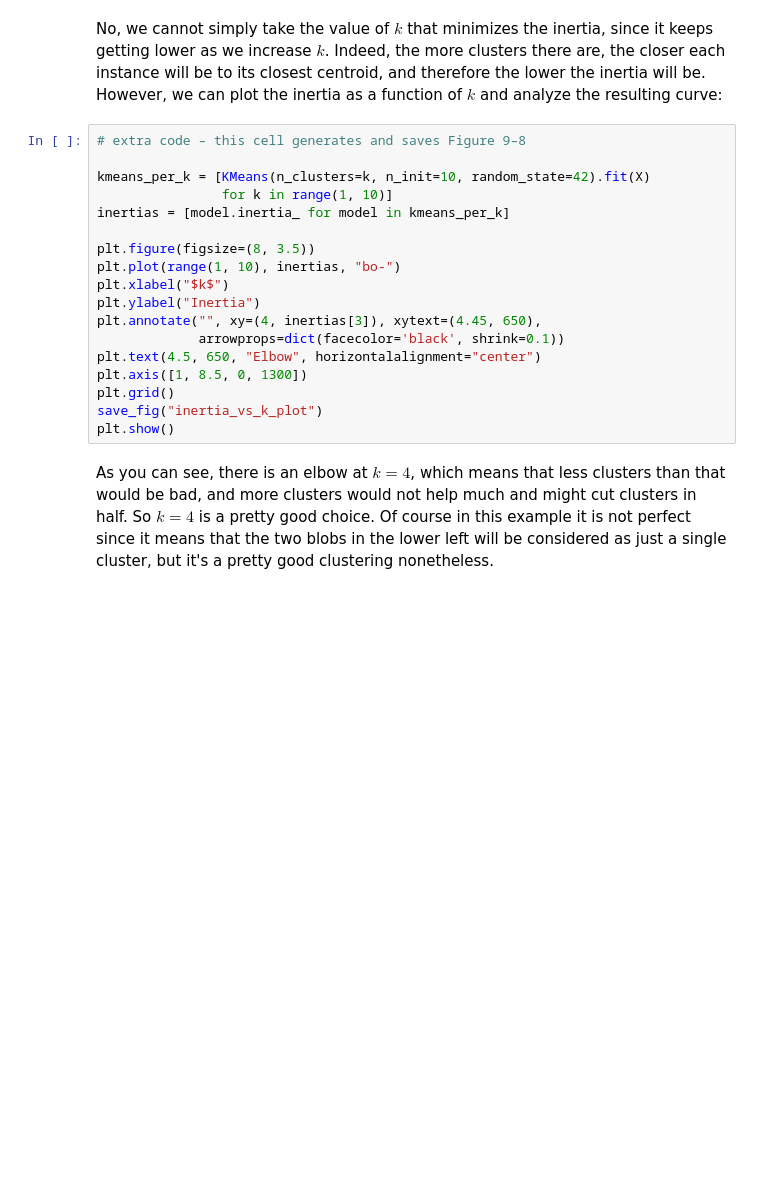
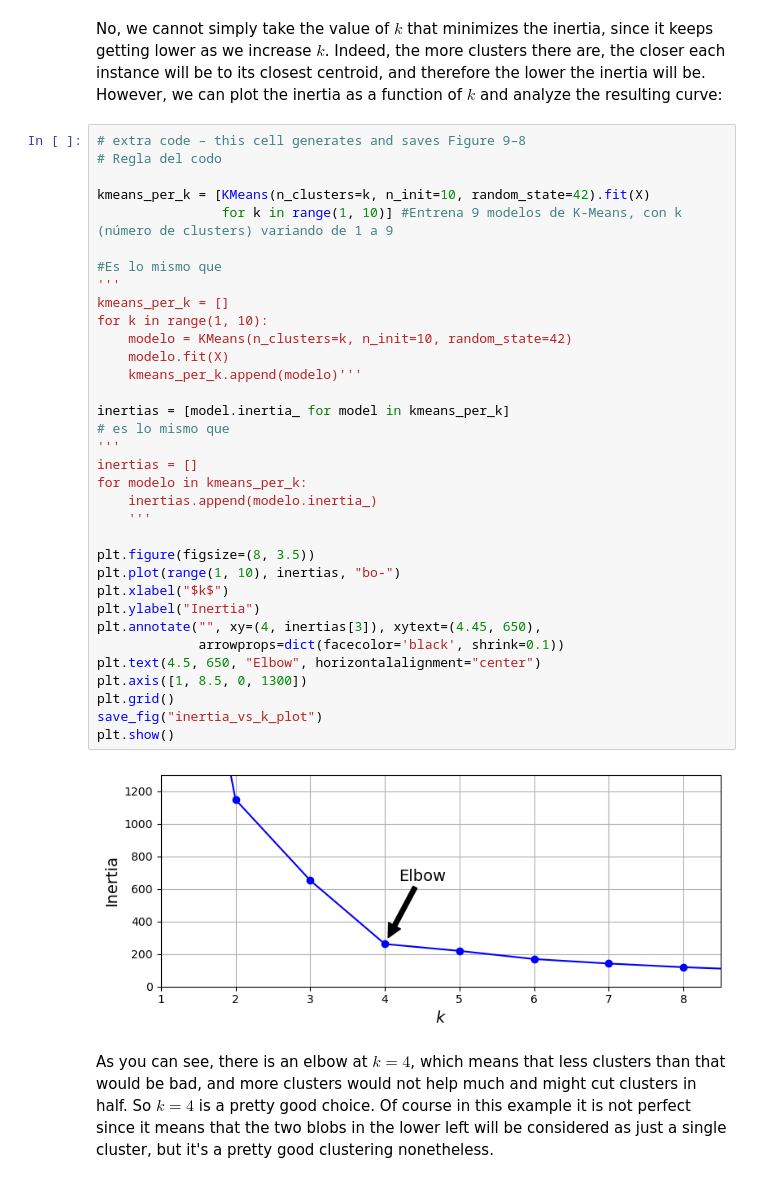
Before and after one commit to Kitipali/handson-ml3, a Jupyter notebook: 09_jf_unsupervised_learning.ipynb, the cells around one changed output. Cells and saved outputs as stored; diff of their text form; blank space fills up the shorter version.

```diff
--- a/09_jf_unsupervised_learning.ipynb
+++ b/09_jf_unsupervised_learning.ipynb
@@ -606,22 +612,40 @@ kmeans_k8.inertia_
 No, we cannot simply take the value of $k$ that minimizes the inertia, since it keeps getting lower as we increase $k$. Indeed, the more clusters there are, the closer each instance will be to its closest centroid, and therefore the lower the inertia will be. However, we can plot the inertia as a function of $k$ and analyze the resulting curve:
 # %%
 # extra code – this cell generates and saves Figure 9–8
+# Regla del codo
 
 kmeans_per_k = [KMeans(n_clusters=k, n_init=10, random_state=42).fit(X)
-                for k in range(1, 10)]
+                for k in range(1, 10)] #Entrena 9 modelos de K-Means, con k (número de clusters) variando de 1 a 9
+
+#Es lo mismo que
+'''
+kmeans_per_k = []
+for k in range(1, 10):
+    modelo = KMeans(n_clusters=k, n_init=10, random_state=42)
+    modelo.fit(X)
+    kmeans_per_k.append(modelo)'''
+
 inertias = [model.inertia_ for model in kmeans_per_k]
+# es lo mismo que
+'''
+inertias = []
+for modelo in kmeans_per_k:
+    inertias.append(modelo.inertia_)
+    '''
 
 plt.figure(figsize=(8, 3.5))
 plt.plot(range(1, 10), inertias, "bo-")
 plt.xlabel("$k$")
 plt.ylabel("Inertia")
 plt.annotate("", xy=(4, inertias[3]), xytext=(4.45, 650),
              arrowprops=dict(facecolor='black', shrink=0.1))
 plt.text(4.5, 650, "Elbow", horizontalalignment="center")
 plt.axis([1, 8.5, 0, 1300])
 plt.grid()
 save_fig("inertia_vs_k_plot")
 plt.show()
+# %% [output]
+[figure, added]
 # %% [markdown]
 As you can see, there is an elbow at $k=4$, which means that less clusters than that would be bad, and more clusters would not help much and might cut clusters in half. So $k=4$ is a pretty good choice. Of course in this example it is not perfect since it means that the two blobs in the lower left will be considered as just a single cluster, but it's a pretty good clustering nonetheless.
 # %%
```
Also changed, not shown: parts of 55 cells of this notebook.
